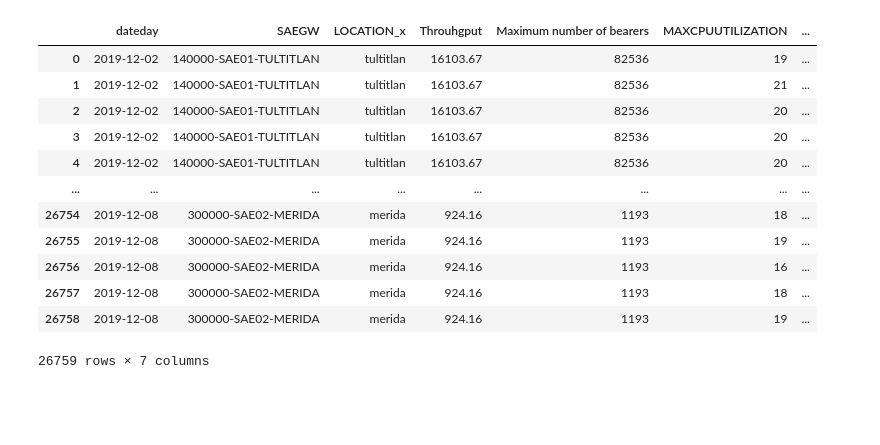
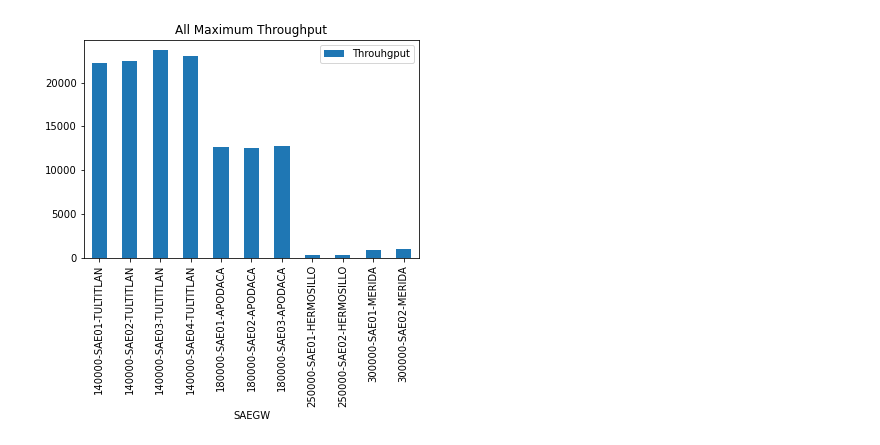
Before and after one commit to fedelpz96/Project_1, a Jupyter notebook: branch_fede.ipynb, the cells around one changed output. Cells and saved outputs as stored; diff of their text form; code cells hidden in the pictures; blank space fills up the shorter version.

```diff
--- a/branch_fede.ipynb
+++ b/branch_fede.ipynb
@@ -30,22 +18,11 @@ plot_all.plot.bar(x=0,y=3)
-# %%
-# Merge all saegw files
-merge_saegw_all = pd.merge(merge_saegw_clean, saegw_cpu_df, on=["dateday","SAEGW"])
-merge_saegw_all = merge_saegw_all[['dateday', 'SAEGW', 'LOCATION_x', 'Throuhgput', 'Maximum number of bearers', 'MAXCPUUTILIZATION','MAXMEMORYUTILIZATION']]
-merge_saegw_all
-# %% [output]
-|  | dateday | SAEGW | LOCATION_x | Throuhgput | Maximum number of bearers | MAXCPUUTILIZATION | ... |
-| 0 | 2019-12-02 | 140000-SAE01-TULTITLAN | tultitlan | 16103.67 | 82536 | 19 | ... |
-| 1 | 2019-12-02 | 140000-SAE01-TULTITLAN | tultitlan | 16103.67 | 82536 | 21 | ... |
-| 2 | 2019-12-02 | 140000-SAE01-TULTITLAN | tultitlan | 16103.67 | 82536 | 20 | ... |
-| 3 | 2019-12-02 | 140000-SAE01-TULTITLAN | tultitlan | 16103.67 | 82536 | 20 | ... |
-| 4 | 2019-12-02 | 140000-SAE01-TULTITLAN | tultitlan | 16103.67 | 82536 | 20 | ... |
-| ... | ... | ... | ... | ... | ... | ... | ... |
-| 26754 | 2019-12-08 | 300000-SAE02-MERIDA | merida | 924.16 | 1193 | 18 | ... |
-| 26755 | 2019-12-08 | 300000-SAE02-MERIDA | merida | 924.16 | 1193 | 19 | ... |
-| 26756 | 2019-12-08 | 300000-SAE02-MERIDA | merida | 924.16 | 1193 | 16 | ... |
-| 26757 | 2019-12-08 | 300000-SAE02-MERIDA | merida | 924.16 | 1193 | 18 | ... |
-| 26758 | 2019-12-08 | 300000-SAE02-MERIDA | merida | 924.16 | 1193 | 19 | ... |
-26759 rows × 7 columns
+# %%
+# Plot all SAEGW
+plot_all = merge_saegw_clean.groupby(['SAEGW']).max()
+plot_all.reset_index(inplace=True)
+plot_all.plot.bar(x=0,y=3,title= "All Maximum Throughput")
+plt.savefig('All Maximum Throughput')
+# %% [output]
+[figure, added]
 # %%
 # Start analysis for just SAEGW and SAEGW_Bearers
 # %%
```
Also changed, not shown: parts of 14 cells of this notebook.
